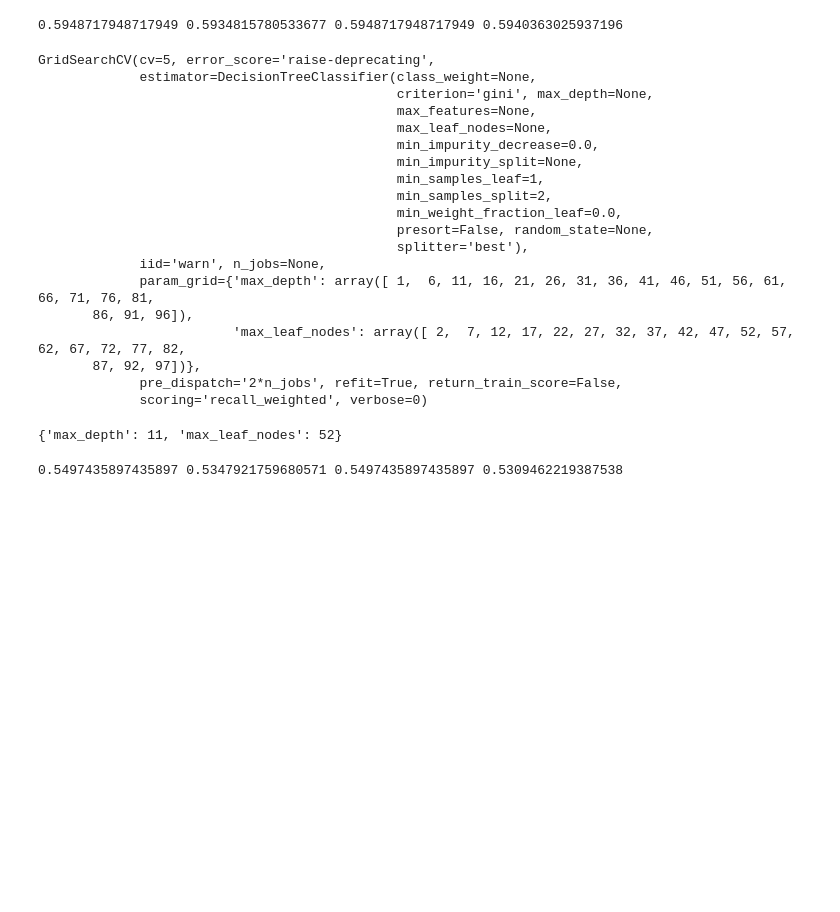
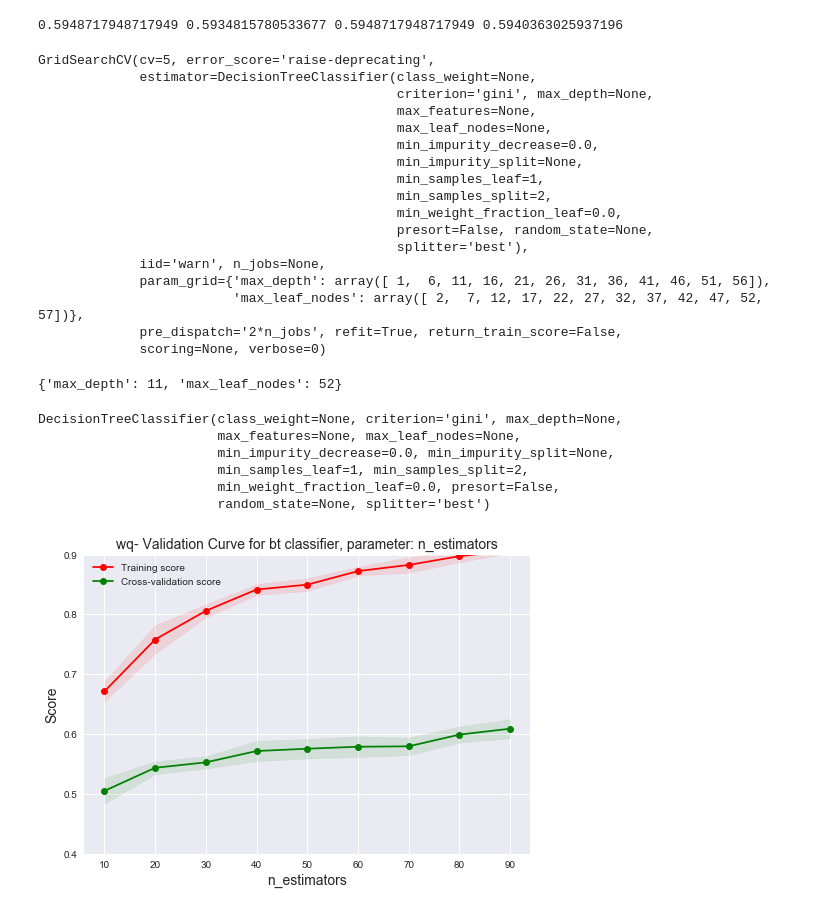
Before and after one commit to sbassam/cs-7641-projects, a Jupyter notebook: assignment-1/wine-quality-data-analysis.ipynb, the cells around one changed output. Drawn from its saved outputs; the diff is of its cells as text; code cells hidden in the pictures; blank space fills up the shorter version.

```diff
--- a/assignment-1/wine-quality-data-analysis.ipynb
+++ b/assignment-1/wine-quality-data-analysis.ipynb
@@ -203,8 +213,8 @@ print (dt_score, dt_precision, dt_recall, dt_f1)
 0.5948717948717949 0.5934815780533677 0.5948717948717949 0.5940363025937196
 # %%
 from sklearn.model_selection import GridSearchCV
-parameters = {'max_depth':np.arange(1, 100, 5), 'max_leaf_nodes': np.arange(2, 100, 5)}
-gc_clf = GridSearchCV(clf, parameters, cv=5, scoring='recall_weighted')
+parameters = {'max_depth':np.arange(1, 60, 5), 'max_leaf_nodes': np.arange(2, 60, 5)}
+gc_clf = GridSearchCV(clf, parameters, cv=5)
 gc_clf.fit(features_train, labels_train)
 # %% [output]
 GridSearchCV(cv=5, error_score='raise-deprecating',
@@ -220,24 +230,27 @@ GridSearchCV(cv=5, error_score='raise-deprecating',
                                               presort=False, random_state=None,
                                               splitter='best'),
              iid='warn', n_jobs=None,
-             param_grid={'max_depth': array([ 1,  6, 11, 16, 21, 26, 31, 36, 41, 46, 51, 56, 61, 66, 71, 76, 81,
-       86, 91, 96]),
-                         'max_leaf_nodes': array([ 2,  7, 12, 17, 22, 27, 32, 37, 42, 47, 52, 57, 62, 67, 72, 77, 82,
-       87, 92, 97])},
+             param_grid={'max_depth': array([ 1,  6, 11, 16, 21, 26, 31, 36, 41, 46, 51, 56]),
+                         'max_leaf_nodes': array([ 2,  7, 12, 17, 22, 27, 32, 37, 42, 47, 52, 57])},
              pre_dispatch='2*n_jobs', refit=True, return_train_score=False,
-             scoring='recall_weighted', verbose=0)
+             scoring=None, verbose=0)
 # %%
 gc_clf.best_params_
 # %% [output]
 {'max_depth': 11, 'max_leaf_nodes': 52}
 # %%
-clf = DecisionTreeClassifier(max_depth= 11, max_leaf_nodes=52)
+clf = DecisionTreeClassifier()
 clf.fit(features_train, labels_train)
-pred = clf.predict(features_test)
-dt_score = accuracy_score(labels_test, pred)
-dt_precision = precision_score(labels_test, pred, average='weighted')
-dt_recall = recall_score(labels_test, pred, average='weighted')
-dt_f1 = f1_score(labels_test, pred, average='weighted')
-print (dt_score, dt_precision, dt_recall, dt_f1)
+# pred = clf.predict(features_test)
+# dt_score = accuracy_score(labels_test, pred)
+# dt_precision = precision_score(labels_test, pred, average='weighted')
+# dt_recall = recall_score(labels_test, pred, average='weighted')
+# dt_f1 = f1_score(labels_test, pred, average='weighted')
+# print (dt_score, dt_precision, dt_recall, dt_f1)
 # %% [output]
-0.5497435897435897 0.5347921759680571 0.5497435897435897 0.5309462219387538
+DecisionTreeClassifier(class_weight=None, criterion='gini', max_depth=None,
+                       max_features=None, max_leaf_nodes=None,
+                       min_impurity_decrease=0.0, min_impurity_split=None,
+                       min_samples_leaf=1, min_samples_split=2,
+                       min_weight_fraction_leaf=0.0, presort=False,
+                       random_state=None, splitter='best')
@@ -243,0 +310,10 @@ print (dt_score, dt_precision, dt_recall, dt_f1)
+# %%
+##plot_validation_curve(clf, features_train, labels_train, 'dt', 'wq', 'max_depth', np.arange(1, 20, 1), cv=5)
+##plot_validation_curve(clf, features_train, labels_train, 'knn', 'wq', 'n_neighbors', np.arange(1, 20, 1), cv=5)
+# plot_validation_curve(clf, features_train, labels_train, 'svm', 'wq', 'kernel',
+#                       ['linear', 'poly', 'rbf', 'sigmoid'], cv=5)
+base_estimator = DecisionTreeClassifier(max_depth=7, min_samples_leaf = 2)
+clf = AdaBoostClassifier(base_estimator)#SVC()
+plot_validation_curve(clf, features_train, labels_train, 'bt', 'wq', 'n_estimators', np.arange(10, 100, 10), cv=5)
+# %% [output]
+[figure, added]
```
Also changed, not shown: parts of 4 cells of this notebook, 21 other files.
